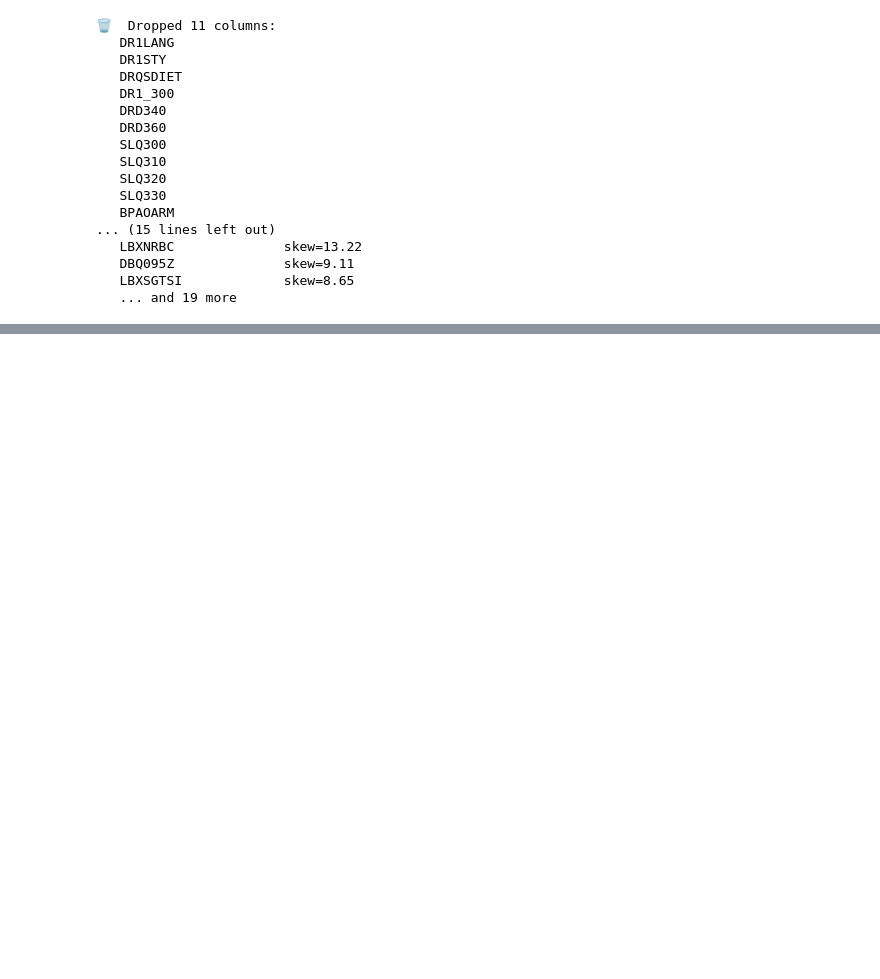
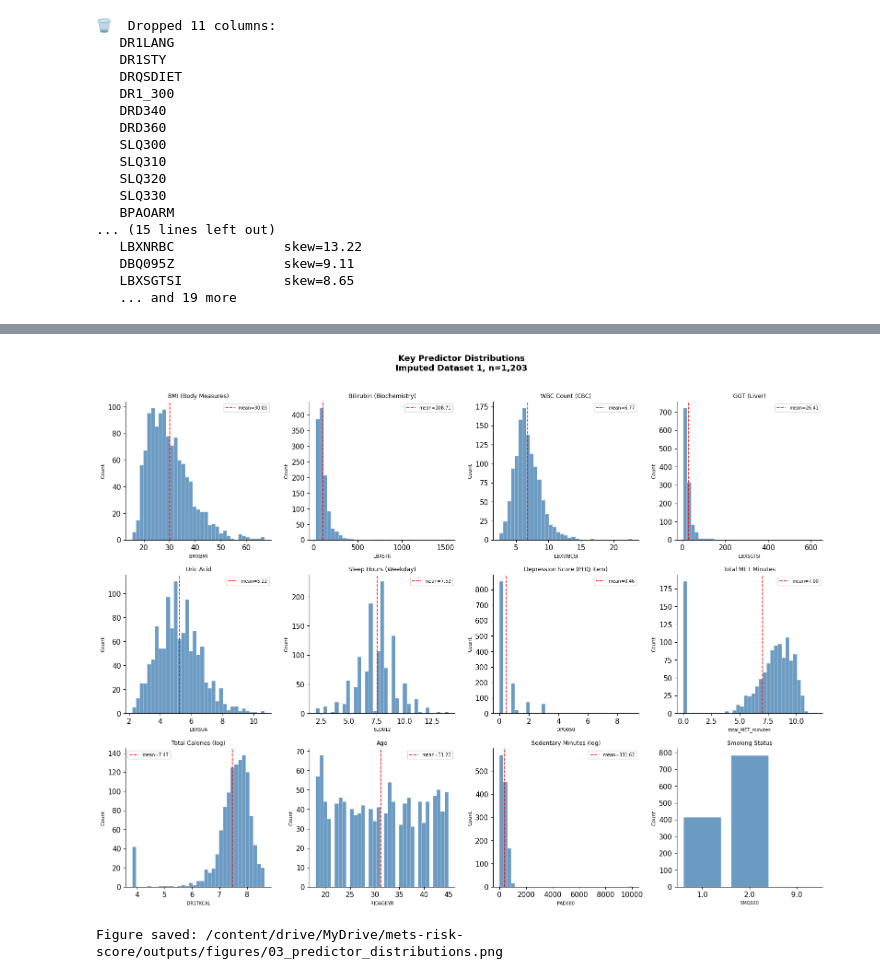
Before and after one commit to jnarsingani/mets-risk-score, a Jupyter notebook: notebooks/03_imputation_and_eda.ipynb, the cells around one changed output, grey strips where cells are left out. Saved outputs shown, nothing was run; the diff lists cells and outputs as text; code cells hidden in the pictures; blank space fills up the shorter version.

Commit message:
final MICE run complete 247 predictors, all 5 datasets pass quality check, consolidated preprocessing pipeline in Cell 0

```diff
--- a/notebooks/03_imputation_and_eda.ipynb
+++ b/notebooks/03_imputation_and_eda.ipynb
@@ -653,0 +983,7 @@ print(f"\n✅ Quality check complete")
+# %%
+# Check if glucose SI units are in X_clean
+glucose_cols = [c for c in X_clean.columns if 'GL' in c or 'GLU' in c.upper()]
+print("Glucose-related columns in X_clean:")
+for col in glucose_cols:
+    corr = abs(imputed_1[col].corr(y))
+    print(f"   {col:<20} corr with MSSS = {corr:.4f}")
@@ -653,0 +994,9 @@ print(f"\n✅ Quality check complete")
+# %%
+# Drop glucose leakage columns
+glucose_leakage = ['LBXSGL', 'LBDSGLSI']
+glucose_leakage = [c for c in glucose_leakage if c in X_clean.columns]
+
+X_clean = X_clean.drop(columns=glucose_leakage)
+
+print(f"Dropped {len(glucose_leakage)} glucose leakage columns: {glucose_leakage}")
+print(f"X_clean shape: {X_clean.shape[0]:,} rows x {X_clean.shape[1]:,} columns")
@@ -653,0 +1105,64 @@ print(f"\n✅ Quality check complete")
+# %%
+# Cell 6: Key Predictor Distributions
+
+fig, axes = plt.subplots(3, 4, figsize=(16, 12))
+axes = axes.flatten()
+
+# Key predictors across domains - one representative per domain
+key_predictors = {
+    'BMI (Body Measures)'        : 'BMXBMI',
+    'Bilirubin (Biochemistry)'   : 'LBXSTR',
+    'WBC Count (CBC)'            : 'LBXWBCSI',
+    'GGT (Liver)'                : 'LBXSGTSI',
+    'Uric Acid'                  : 'LBXSUA',
+    'Sleep Hours (Weekday)'      : 'SLD012',
+    'Depression Score (PHQ item)': 'DPQ050',
+    'Total MET Minutes'          : 'total_MET_minutes',
+    'Total Calories (log)'       : 'DR1TKCAL',
+    'Age'                        : 'RIDAGEYR',
+    'Sedentary Minutes (log)'    : 'PAD680',
+    'Smoking Status'             : 'SMQ020',
+}
+
+for i, (label, col) in enumerate(key_predictors.items()):
+    ax = axes[i]
+
+    if col not in imputed_1.columns:
+        ax.text(0.5, 0.5, f'{col}\nnot found',
+                ha='center', va='center', transform=ax.transAxes)
+        ax.set_title(label, fontsize=9)
+        continue
+
+    vals = imputed_1[col].dropna()
+
+    # Use histogram for low-cardinality columns, KDE for continuous
+    if vals.nunique() <= 5:
+        counts = vals.value_counts().sort_index()
+        ax.bar(counts.index.astype(str), counts.values,
+               color='steelblue', alpha=0.8, edgecolor='white')
+    else:
+        ax.hist(vals, bins=35, color='steelblue',
+                alpha=0.8, edgecolor='white', linewidth=0.3)
+        ax.axvline(vals.mean(), color='red',
+                   linestyle='--', linewidth=1.2,
+                   label=f'mean={vals.mean():.2f}')
+        ax.legend(fontsize=7)
+
+    ax.set_title(label, fontsize=9)
+    ax.set_xlabel(col, fontsize=7)
+    ax.set_ylabel('Count', fontsize=8)
+    ax.spines['top'].set_visible(False)
+    ax.spines['right'].set_visible(False)
+
+plt.suptitle('Key Predictor Distributions\nImputed Dataset 1, n=1,203',
+             fontsize=13, fontweight='bold', y=1.01)
+plt.tight_layout()
+
+save_path = os.path.join(fig_dir, '03_predictor_distributions.png')
+plt.savefig(save_path, dpi=150, bbox_inches='tight')
+plt.show()
+
+print(f"Figure saved: {save_path}")
+# %% [output]
+[figure, added]
+Figure saved: /content/drive/MyDrive/mets-risk-score/outputs/figures/03_predictor_distributions.png
```
Also changed, not shown: parts of 12 cells of this notebook.
